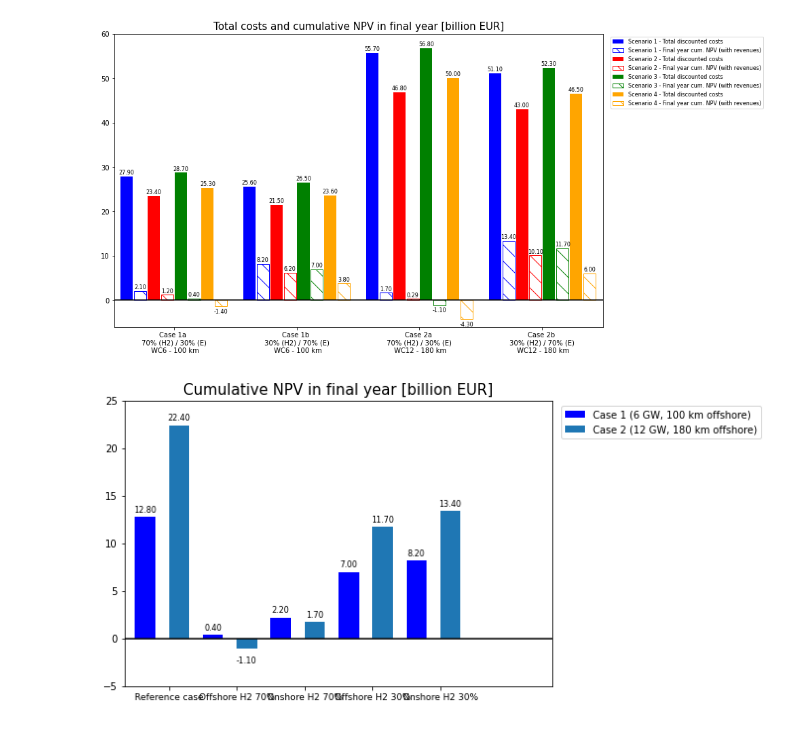
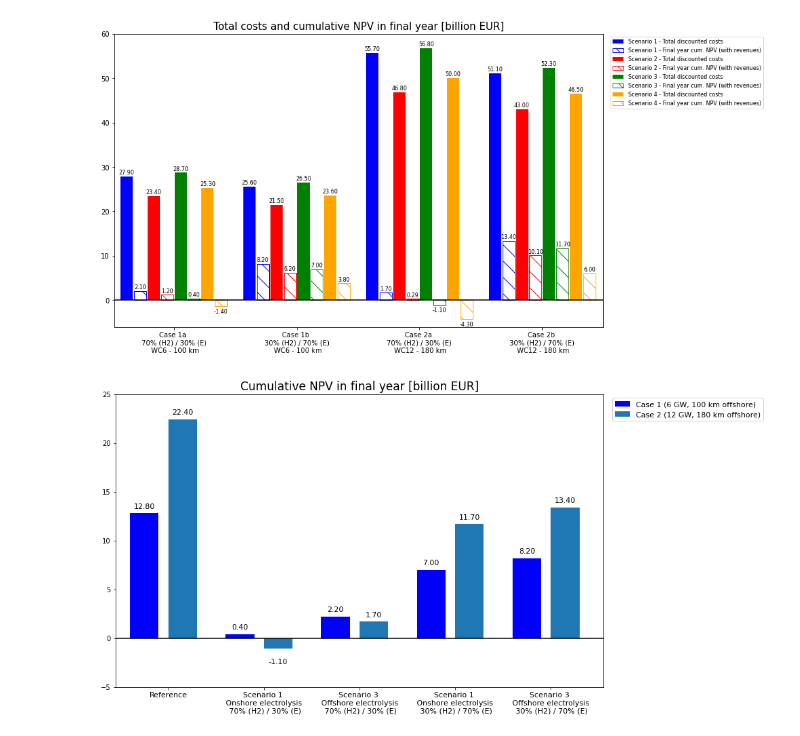
Before and after one commit to VanOord/OpenSCSim, a Jupyter notebook: Results analysis.ipynb, the cells around one changed output. Saved outputs shown, nothing was run; the diff lists cells and outputs as text; code cells hidden in the pictures.

```diff
--- a/Results analysis.ipynb
+++ b/Results analysis.ipynb
@@ -162,50 +162,50 @@ data = [[12.8, 0.40, 2.20, 7.00, 8.20],
         [22.4, -1.10, 1.70, 11.7, 13.4]]
 
 X = np.arange(5)
-fig = plt.figure()
+fig = plt.figure(figsize=(10, 6))
 ax = fig.add_axes([0,0,1,1])
 
 # define the width of each bar and the spacing between them
 bar_width = 0.3
-bar_spacing = 0.2
+bar_spacing = 0.10
 
 ax.bar(X, data[0], color='b', width=bar_width, label='Case 1 (6 GW, 100 km offshore)')
 ax.bar(X + bar_width + bar_spacing, data[1], width=bar_width, label='Case 2 (12 GW, 180 km offshore)')
 
 # set the x-axis limits
-ax.set_xlim(-bar_width, len(X) - 1 + 4 * (bar_width + bar_spacing))
+ax.set_xlim(-bar_width, len(X) - 1 + 2 * (bar_width + bar_spacing))
 
 # set the x-axis tick marks in the middle of each group of bars
 ax.set_xticks(X + 0.5 * (bar_width) + bar_spacing)
-ax.set_xticklabels(['Reference case',
-                    'Offshore H2 70%',
-                    'Onshore H2 70%',
-                    'Offshore H2 30%',
-                    'Onshore H2 30%'], fontsize=9)
+ax.set_xticklabels(['Reference',
+                    'Scenario 1 \n Onshore electrolysis \n 70% (H2) / 30% (E)',
+                    'Scenario 3 \n Offshore electrolysis \n 70% (H2) / 30% (E)',
+                    'Scenario 1 \n Onshore electrolysis \n 30% (H2) / 70% (E)',
+                    'Scenario 3 \n Offshore electrolysis \n 30% (H2) / 70% (E)'], fontsize=11)
 
 # set y-axis limits
 ax.set_ylim(-5, 25)
 
 # add horizontal line at y=0
 ax.axhline(0, color='black')
 
 # add legend
-ax.legend(bbox_to_anchor=(1.01, 1), loc='upper left', fontsize=10)
+ax.legend(bbox_to_anchor=(1.01, 1), loc='upper left', fontsize=11)
 
 # define the font size for the values
-value_fontsize = 8
+value_fontsize = 11
 
 # loop over the data and add the values above each bar
 for i in range(len(X)):
     for j in range(len(data)):
         if data[j][i] < 0:
             ax.text(X[i] + j * (bar_width + bar_spacing), data[j][i]-1.5, f'{data[j][i]:.2f}', ha='center', fontsize=value_fontsize)
         else:
             ax.text(X[i] + j * (bar_width + bar_spacing), data[j][i]+0.5, f'{data[j][i]:.2f}', ha='center', fontsize=value_fontsize)
 
 # set the title
-ax.set_title('Cumulative NPV in final year [billion EUR]', fontsize=15)
+ax.set_title('Cumulative NPV in final year [billion EUR]', fontsize=17)
 
 plt.show()
 # %% [output]
-[figure, old version]
+[figure, new version]
```
Also changed, not shown: parts of 2 cells of this notebook, 3 other files.
